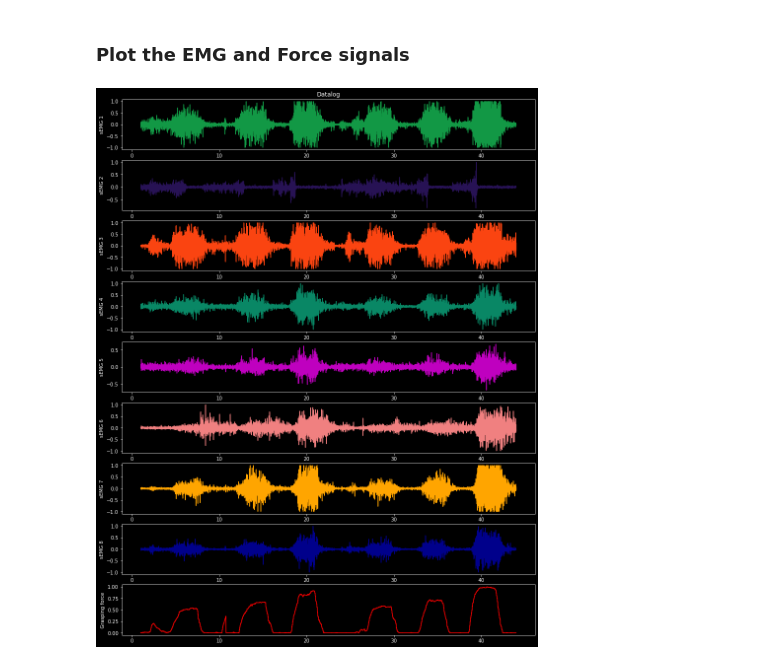
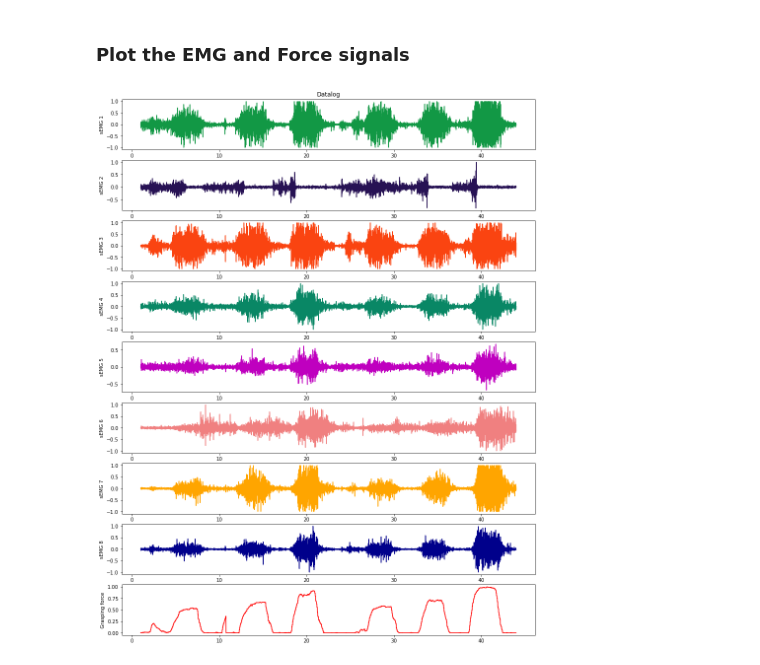
Before and after one commit to brunoodutra/My_Thesis, a Jupyter notebook: EMG_Data_and_Force_signals/Open_emg_and_data_force.ipynb, the cells around one changed output. Drawn from its saved outputs; the diff is of its cells as text; code cells hidden in the pictures.

```diff
--- a/EMG_Data_and_Force_signals/Open_emg_and_data_force.ipynb
+++ b/EMG_Data_and_Force_signals/Open_emg_and_data_force.ipynb
@@ -50,39 +51,39 @@ t  =np.linspace(1, Ts*nit-Ts, nit)
 # %% [markdown]
 ### Plot the EMG and Force signals
 # %%
-plt.style.use('dark_background')
+#plt.style.use('dark_background')
 
 fig, axs = plt.subplots(9, 1, figsize=(15, 20))
 
 axs[0].set_title('Datalog')
 axs[0].plot(t, u1, '#129845')
 axs[0].set_ylabel('sEMG 1')
 axs[0].set_xlabel('Time(s)')
 
 axs[1].plot(t, u2, '#271254')
 axs[1].set_ylabel('sEMG 2')
 
 axs[2].plot(t, u3, '#FA4411')
 axs[2].set_ylabel('sEMG 3')
 
 axs[3].plot(t, u4, '#098765')
 axs[3].set_ylabel('sEMG 4')
 
 axs[4].plot(t, u5, 'm')
 axs[4].set_ylabel('sEMG 5')
 
 axs[5].plot(t, u6, 'lightcoral')
 axs[5].set_ylabel('sEMG 6')
 
 axs[6].plot(t, u7, 'orange')
 axs[6].set_ylabel('sEMG 7')
 
 axs[7].plot(t, u8, 'darkblue')
 axs[7].set_ylabel('sEMG 8')
 
 axs[8].plot(t, y, 'red')
 axs[8].set_ylabel('Grasping force')
-plt.savefig('EMG/Data_and_patterns_movements/movements_datalog_fig.png')
+plt.savefig('EMG_force_datalog/movements_datalog_fig.png')
 plt.show()
 # %% [output]
-[figure, old version]
+[figure, new version]
```
Also changed, not shown: parts of 1 cell of this notebook, 1 other file.
